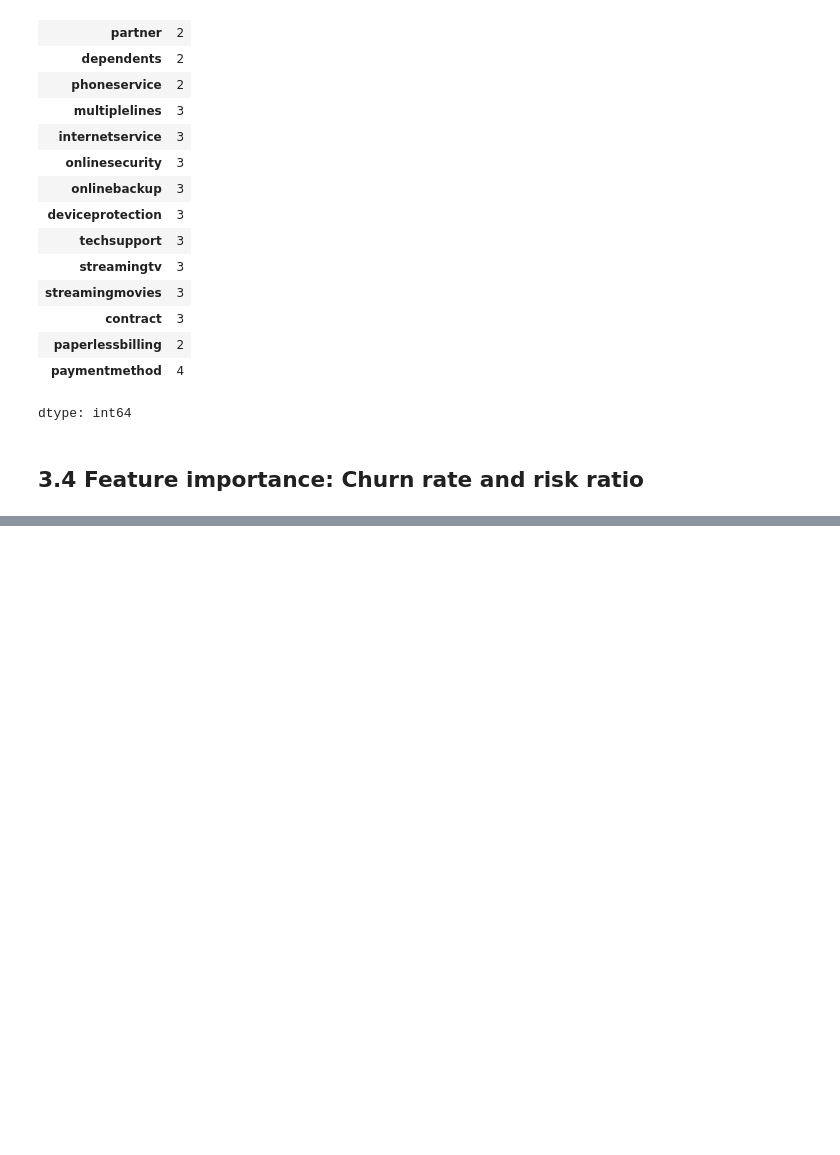
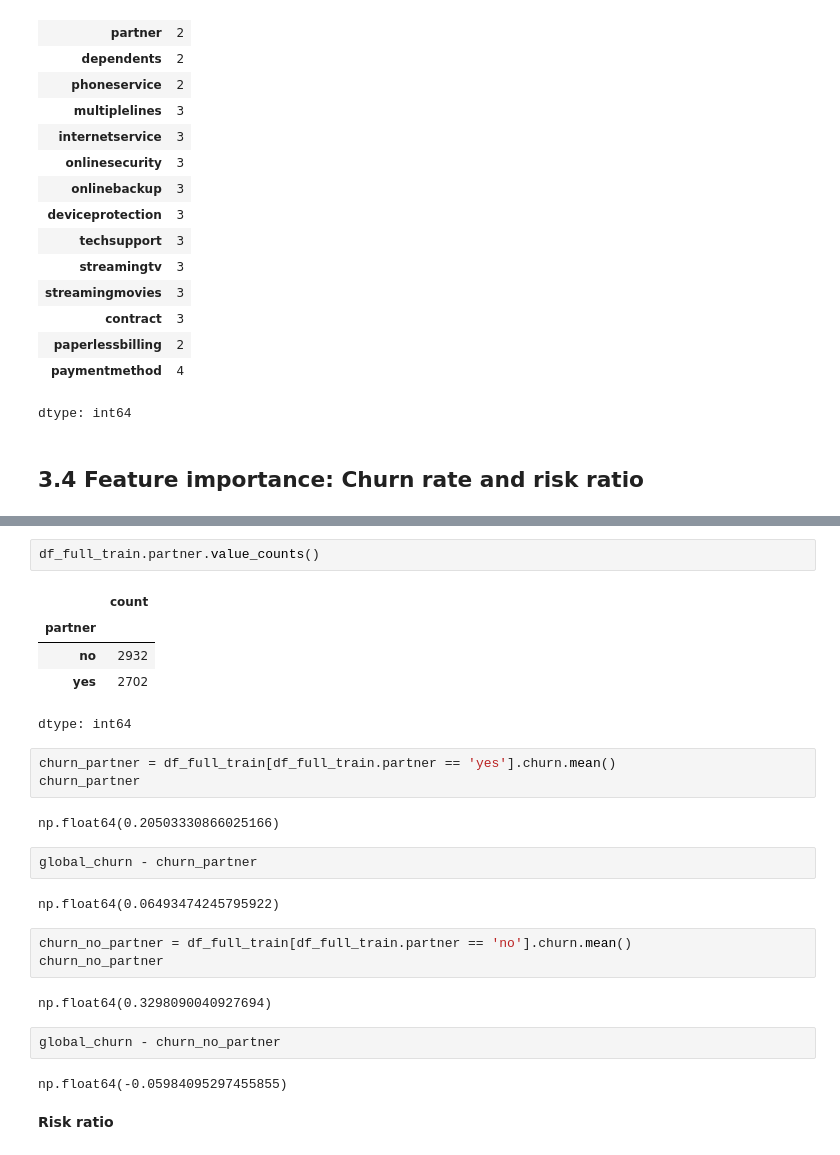
Before and after one commit to abliskan/ML-Zoomcamp-Personal-Note, a Jupyter notebook: 03_Classification/exercise/Week_3.ipynb, the cells around one changed output, grey strips where cells are left out. Cells and saved outputs as stored; diff of their text form; blank space fills up the shorter version.

```diff
--- a/03_Classification/exercise/Week_3.ipynb
+++ b/03_Classification/exercise/Week_3.ipynb
@@ -213,0 +239,28 @@ dtype: int64
+# %%
+df_full_train.partner.value_counts()
+# %% [output]
+|  | count |
+| partner |  |
+| no | 2932 |
+| yes | 2702 |
+dtype: int64
+# %%
+churn_partner = df_full_train[df_full_train.partner == 'yes'].churn.mean()
+churn_partner
+# %% [output]
+np.float64(0.20503330866025166)
+# %%
+global_churn - churn_partner
+# %% [output]
+np.float64(0.06493474245795922)
+# %%
+churn_no_partner = df_full_train[df_full_train.partner == 'no'].churn.mean()
+churn_no_partner
+# %% [output]
+np.float64(0.3298090040927694)
+# %%
+global_churn - churn_no_partner
+# %% [output]
+np.float64(-0.05984095297455855)
+# %% [markdown]
+**Risk ratio**
```
Also changed, not shown: parts of 8 cells of this notebook.
